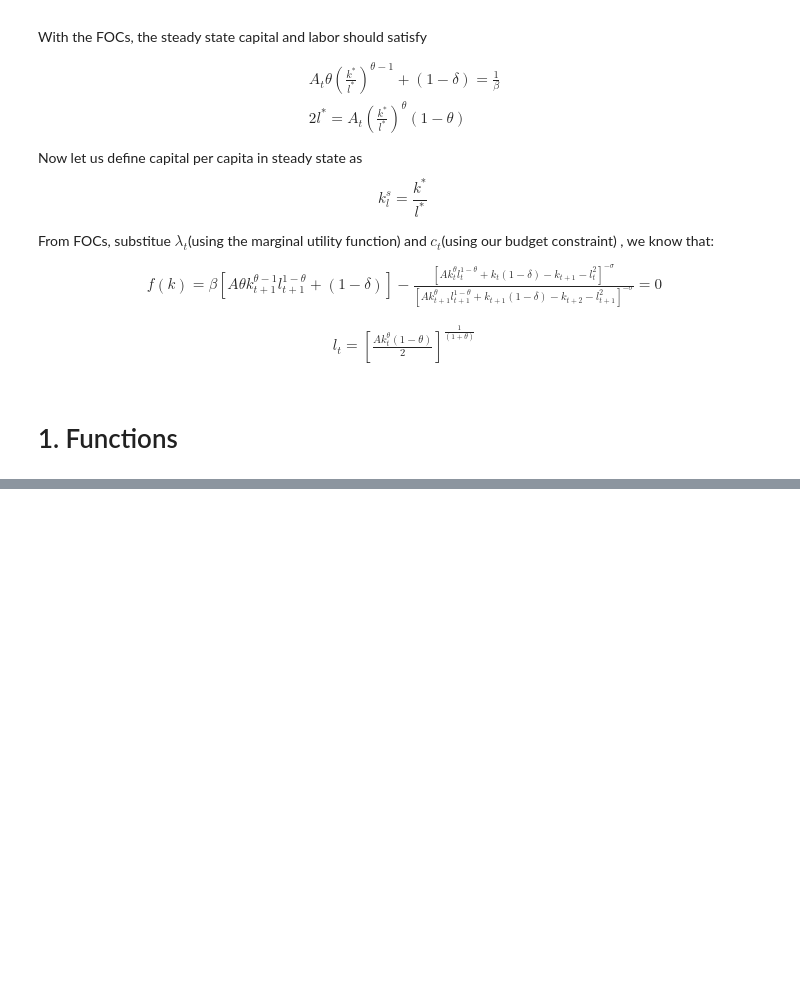
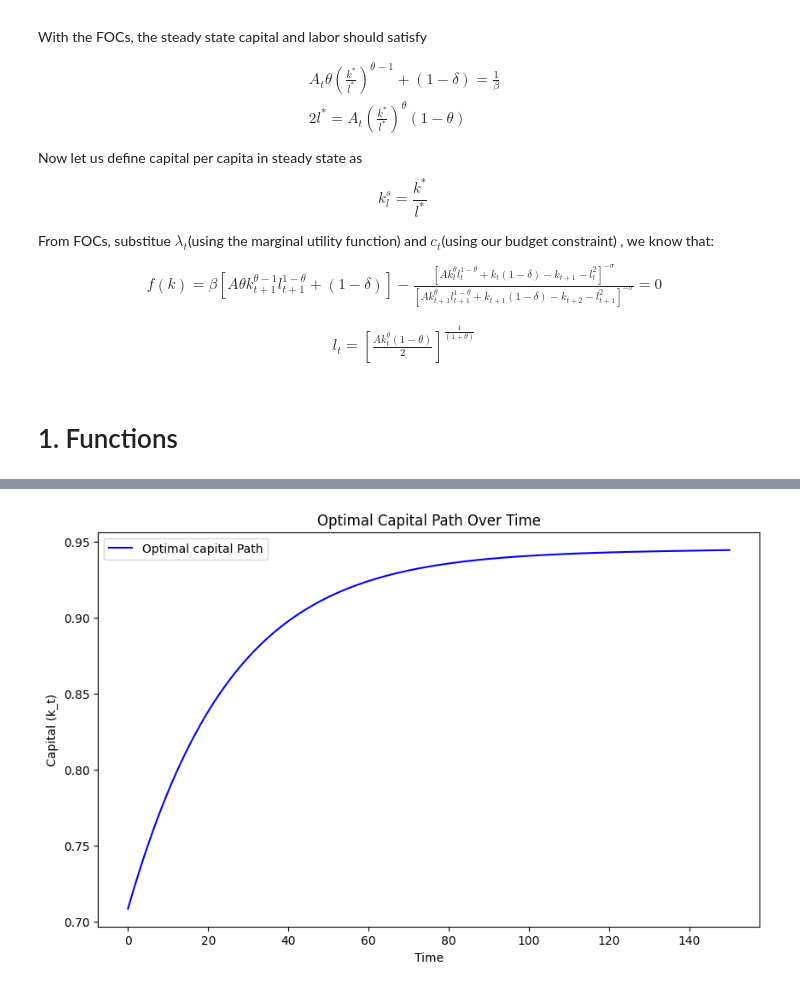
Before and after one commit to hangyu1999/quant-macro, a Jupyter notebook: hw1_shootingmethod.ipynb, the cells around one changed output, grey strips where cells are left out. Cells and saved outputs as stored; diff of their text form; code cells hidden in the pictures; blank space fills up the shorter version.

Commit message:
shooting method to find optimal path, remember the c0_max-c0_min>1e-16 here, the convergence tolerance matters for the figure

```diff
--- a/hw1_shootingmethod.ipynb
+++ b/hw1_shootingmethod.ipynb
@@ -76,0 +114,2 @@ hhhh
+# %%
+params = Parameters(beta=0.99, sigma=2, theta=0.3, delta=0.07, A=0.6)
@@ -76,0 +121,5 @@ hhhh
+# %%
+k_l_s = ss_capital_per_capita(params) # optimal capital per capita in ss
+l_ss = ss_labor(params) # optimal labor in ss
+k_ss = l_ss * k_l_s # optimal captial used in ss
+print (k_l_s, l_ss, k_ss)
@@ -76,0 +128,8 @@ hhhh
+# %%
+k_0 = 0.75 * k_ss
+k_2 = 0.85 * k_ss
+c_max = 1
+t = 150
+# %%
+k_sq = optimal_path(params, t, c_max, k_0, k_ss, c0_min=0.002)[:, 0]
+k_sq
@@ -76,0 +154,12 @@ hhhh
+# %%
+# plot the optimal capital
+time = np.arange(0, t+1)
+plt.figure(figsize=(10, 6))
+plt.plot(time, k_sq, color='blue', label='Optimal capital Path')
+plt.xlabel('Time')
+plt.ylabel('Capital (k_t)')
+plt.title('Optimal Capital Path Over Time')
+plt.legend()
+plt.show()
+# %% [output]
+[figure, added]
```
Also changed, not shown: parts of 7 cells of this notebook.
